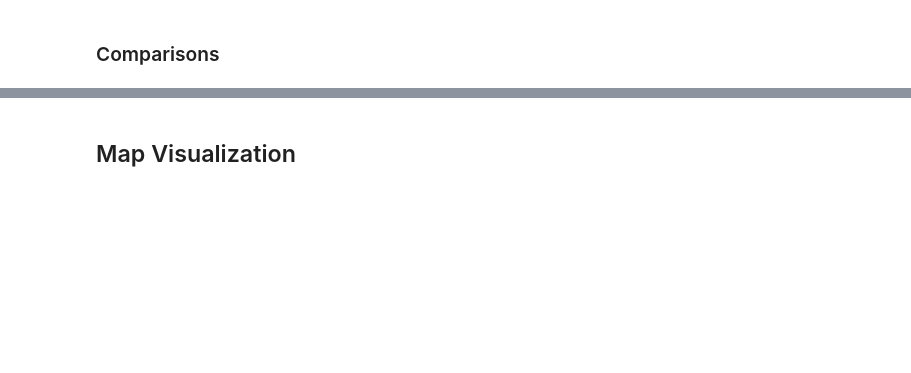
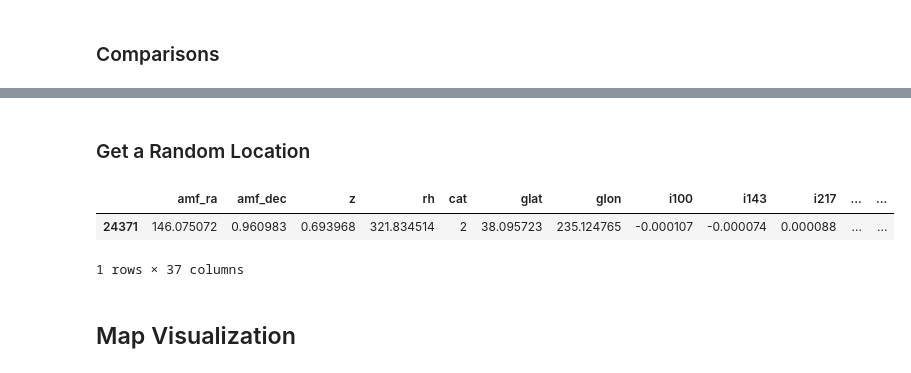
Before and after one commit to dchanda2002/MLCosmo, a Jupyter notebook: 3_run_fastmap.ipynb, the cells around one changed output, grey strips where cells are left out. Drawn from its saved outputs; the diff is of its cells as text; code cells hidden in the pictures; blank space fills up the shorter version.

```diff
--- a/3_run_fastmap.ipynb
+++ b/3_run_fastmap.ipynb
@@ -617,3 +477,22 @@ plt.show()
 # TS_total = [(TS1_vals[i], TS2_vals[i]) for i in range(len(TS1_vals))]
 
 # print(len((TS1_np > 0.95))
+# %% [markdown]
+### Get a Random Location ###
+# %%
+temp = pd.read_csv("output/Locations/C3_wA/cluster_validation.csv")
+
+temp2 = temp[(temp["clusterp"] < 0.3) & (temp["rh"] > 321) & (temp["rh"] < 322)]
+temp2
+
+# import healpy as hp
+# import pixell
+# pl143 = hp.read_map('data/mask_comprass.fits')
+# hp.mollview(pl143,norm='hist',cmap='Greys',title='Masked S/N map',cbar=False)
+# #hp.visufunc.projscatter(glon,glat,lonlat=True)#,c=countfs,s=10,vmin=0, vmax=1)
+# # hp.visufunc.projscatter(temp['glon'],temp['glat'],lonlat=True,c="blue",s=3,vmin=0, vmax=1)
+# hp.visufunc.projscatter(temp2['glon'],temp2['glat'],lonlat=True,c="red",s=3,vmin=0, vmax=1)
+# %% [output]
+|  | amf_ra | amf_dec | z | rh | cat | glat | glon | i100 | i143 | i217 | ... | ... |
+| 24371 | 146.075072 | 0.960983 | 0.693968 | 321.834514 | 2 | 38.095723 | 235.124765 | -0.000107 | -0.000074 | 0.000088 | ... | ... |
+1 rows × 37 columns
```
Also changed, not shown: parts of 21 cells of this notebook, 1 other file.
